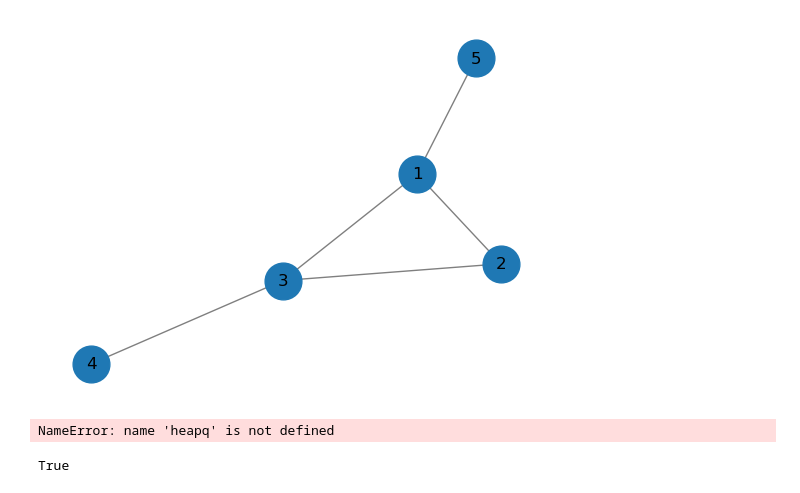
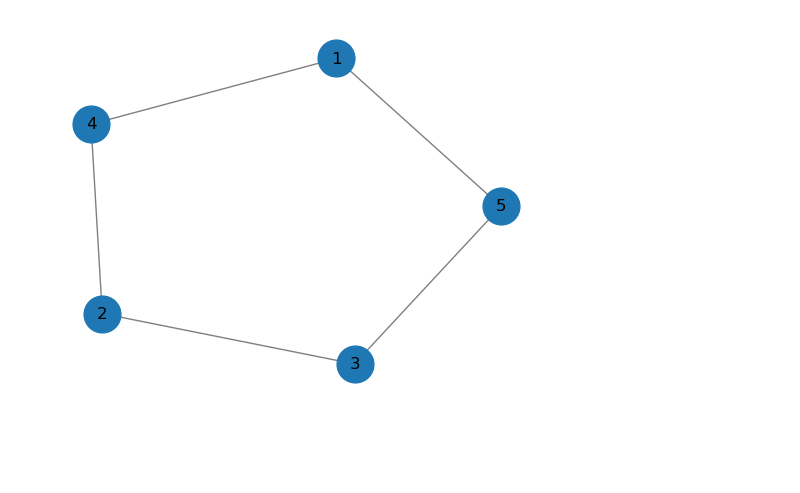
Before and after one commit to T0mLam/CS_Summative_Project, a Jupyter notebook: graph_game/graph.ipynb, the cells around one changed output. Drawn from its saved outputs; the diff is of its cells as text; code cells hidden in the pictures; blank space fills up the shorter version.

Commit message:
finish generatee random graph

```diff
--- a/graph_game/graph.ipynb
+++ b/graph_game/graph.ipynb
@@ -334,41 +354,9 @@ class Graph:
 
         # Visualize the graph
         plt.show()
-# %%
-if __name__ == '__main__':
-    # Creating the graph
-    graph = Graph()
-    graph.node_map = {1 : "1", 2 : "2", 3 : "3", 4 : "4", 5 : "5", 6 : "6"}
-
-    # Adding nodes
-    graph.G.add_node(1)
-    graph.G.add_node(2)
-    graph.G.add_node(3)
-    graph.G.add_node(4)
-    graph.G.add_node(5)
-    graph.G.add_node(6)
-
-    # Adding edges
-    graph.G.add_edge(1, 2)
-    graph.G.add_edge(1, 3)
-    graph.G.add_edge(2, 3)
-    graph.G.add_edge(3, 4)
-    graph.G.add_edge(1, 5)
-    graph.G.add_edge(3, 6)
-
-    graph.delete_edge(1, 3)
-    #Visualize the graph
-    graph.graph_visualize()
-
-    #Finding the shortest path between the node 4 and 5
-    print(graph.shortest_path(5,6))
-# %% [output]
-[figure, removed]
-NameError: name 'heapq' is not defined
-# %%
-if __name__ == '__main__':
-    rs = RandomisedSet()
-    rs.add_edges_from_node(1, [5, 3, 1, 2, 6])
-    print((1,2) in rs)
-# %% [output]
-True
+# %%
+graph = Graph(init_num_nodes=5, init_num_edges=1)
+graph.graph_visualize()
+# set weight in __randomly_connect_all_nodes and add_edge_to_graph
+# %% [output]
+[figure, added]
```
Also changed, not shown: parts of 1 cell of this notebook.
